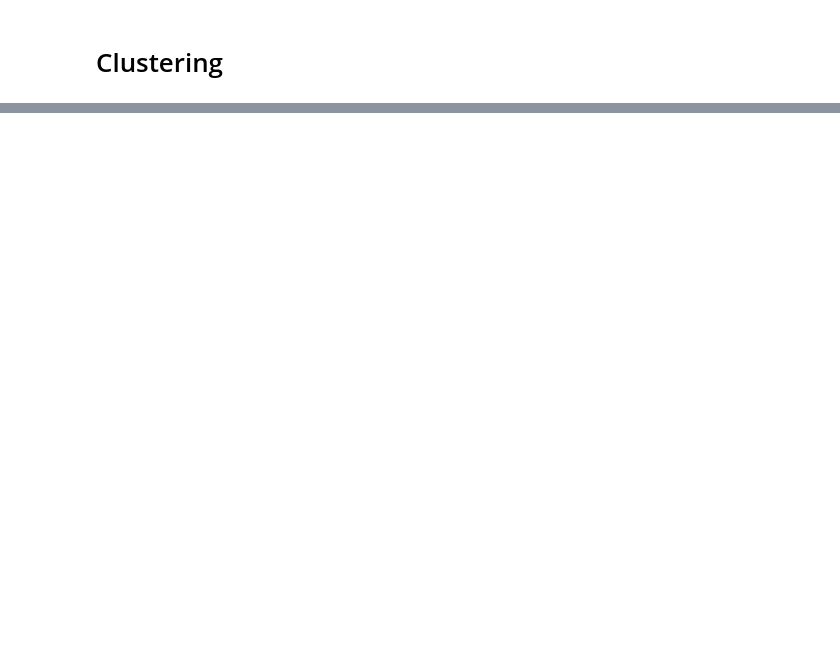
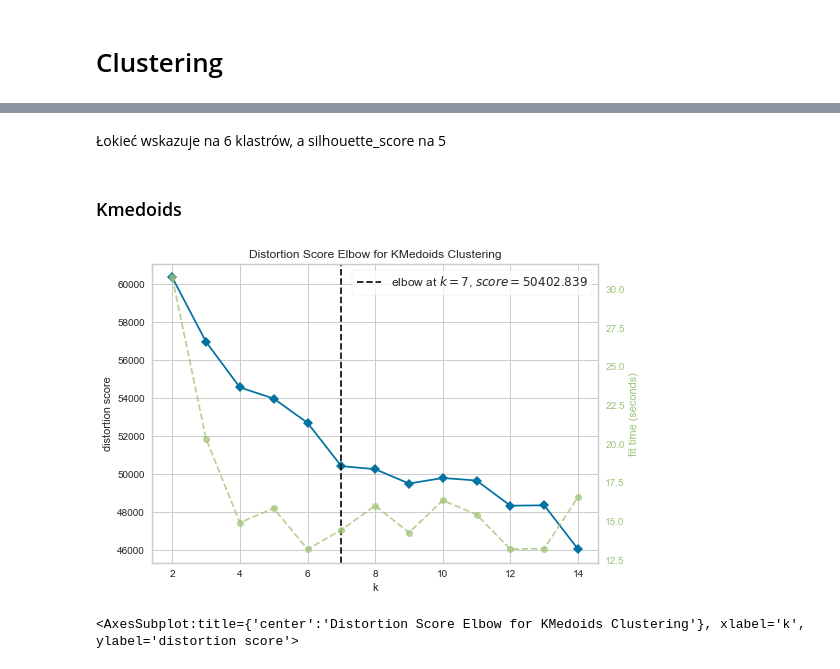
Before and after one commit to SawickiK/ML-Clustering, a Jupyter notebook: clustering.ipynb, the cells around one changed output, grey strips where cells are left out. Cells and saved outputs as stored; diff of their text form; code cells hidden in the pictures; blank space fills up the shorter version.

```diff
--- a/clustering.ipynb
+++ b/clustering.ipynb
@@ -284,0 +111,11 @@ plt.show()
+# %% [markdown]
+Łokieć wskazuje na 6 klastrów, a silhouette_score na 5
+# %% [markdown]
+### Kmedoids
+# %%
+Elbow_Medoids = KElbowVisualizer(KMedoids(), k=(2,15))
+Elbow_Medoids.fit(df)
+Elbow_Medoids.show()
+# %% [output]
+[figure, added]
+<AxesSubplot:title={'center':'Distortion Score Elbow for KMedoids Clustering'}, xlabel='k', ylabel='distortion score'>
```
Also changed, not shown: parts of 64 cells of this notebook, 3 other files.
